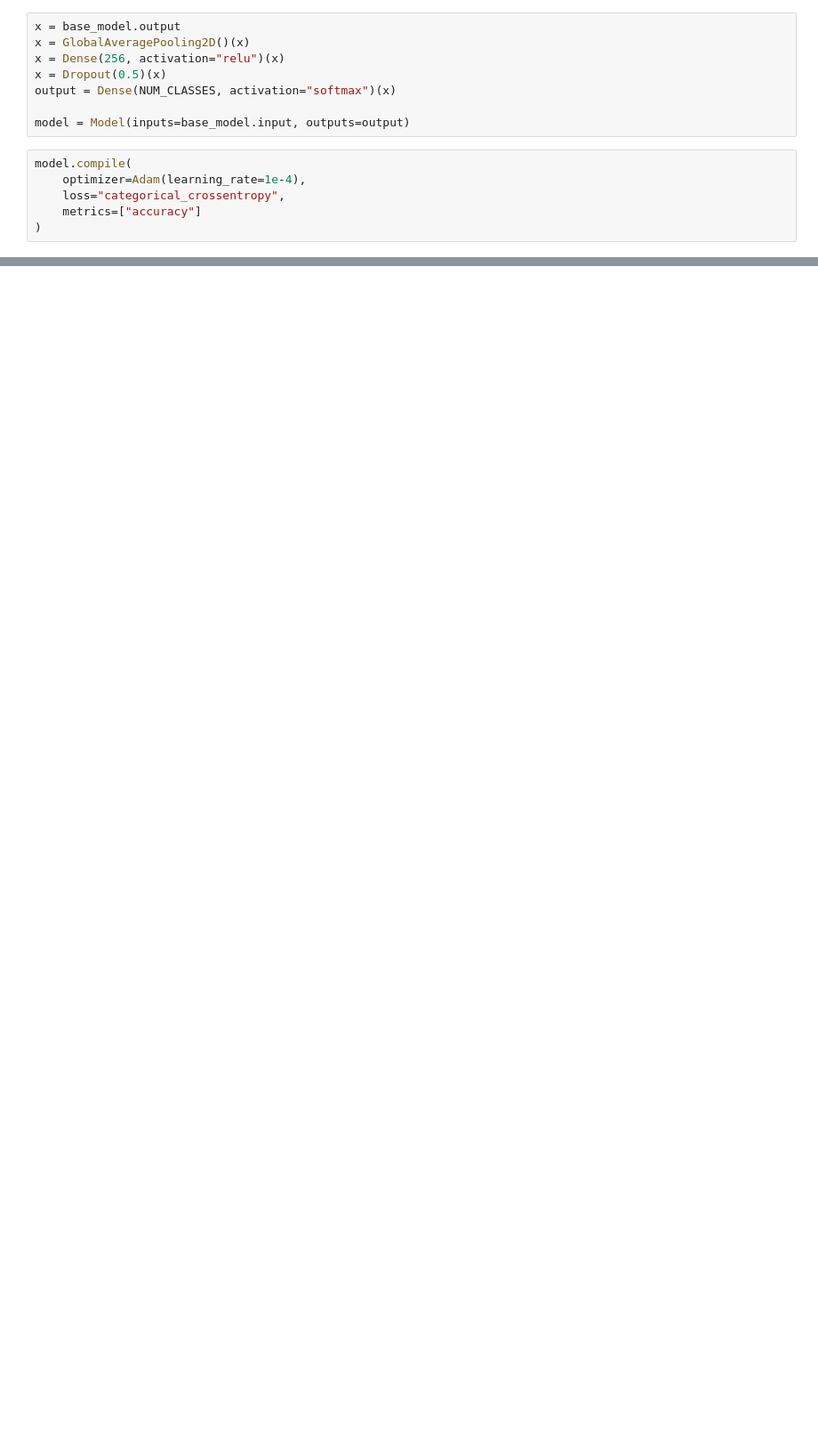
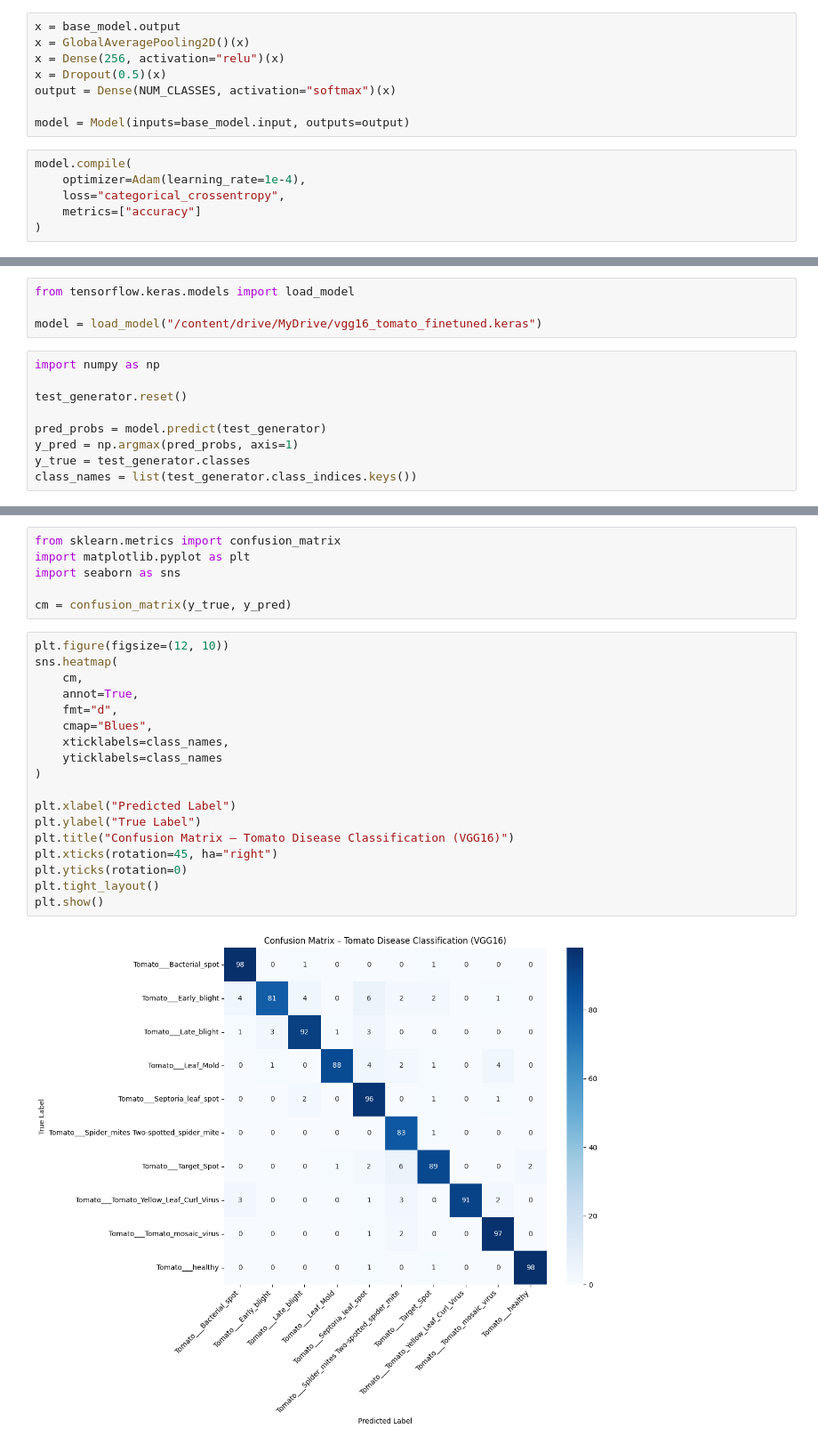
Before and after one commit to kiokomutunga/Machine-Learning, a Jupyter notebook: Tomato_Disease.ipynb, the cells around one changed output, grey strips where cells are left out. Shown at 89% size. Cells and saved outputs as stored; diff of their text form; blank space fills up the shorter version.

```diff
--- a/Tomato_Disease.ipynb
+++ b/Tomato_Disease.ipynb
@@ -193,0 +225,13 @@ Epoch 11/50
+# %%
+from tensorflow.keras.models import load_model
+
+model = load_model("/content/drive/MyDrive/vgg16_tomato_finetuned.keras")
+# %%
+import numpy as np
+
+test_generator.reset()
+
+pred_probs = model.predict(test_generator)
+y_pred = np.argmax(pred_probs, axis=1)
+y_true = test_generator.classes
+class_names = list(test_generator.class_indices.keys())
@@ -193,0 +265,26 @@ Epoch 11/50
+# %%
+from sklearn.metrics import confusion_matrix
+import matplotlib.pyplot as plt
+import seaborn as sns
+
+cm = confusion_matrix(y_true, y_pred)
+# %%
+plt.figure(figsize=(12, 10))
+sns.heatmap(
+    cm,
+    annot=True,
+    fmt="d",
+    cmap="Blues",
+    xticklabels=class_names,
+    yticklabels=class_names
+)
+
+plt.xlabel("Predicted Label")
+plt.ylabel("True Label")
+plt.title("Confusion Matrix – Tomato Disease Classification (VGG16)")
+plt.xticks(rotation=45, ha="right")
+plt.yticks(rotation=0)
+plt.tight_layout()
+plt.show()
+# %% [output]
+[figure, added]
```
Also changed, not shown: parts of 21 cells of this notebook.
